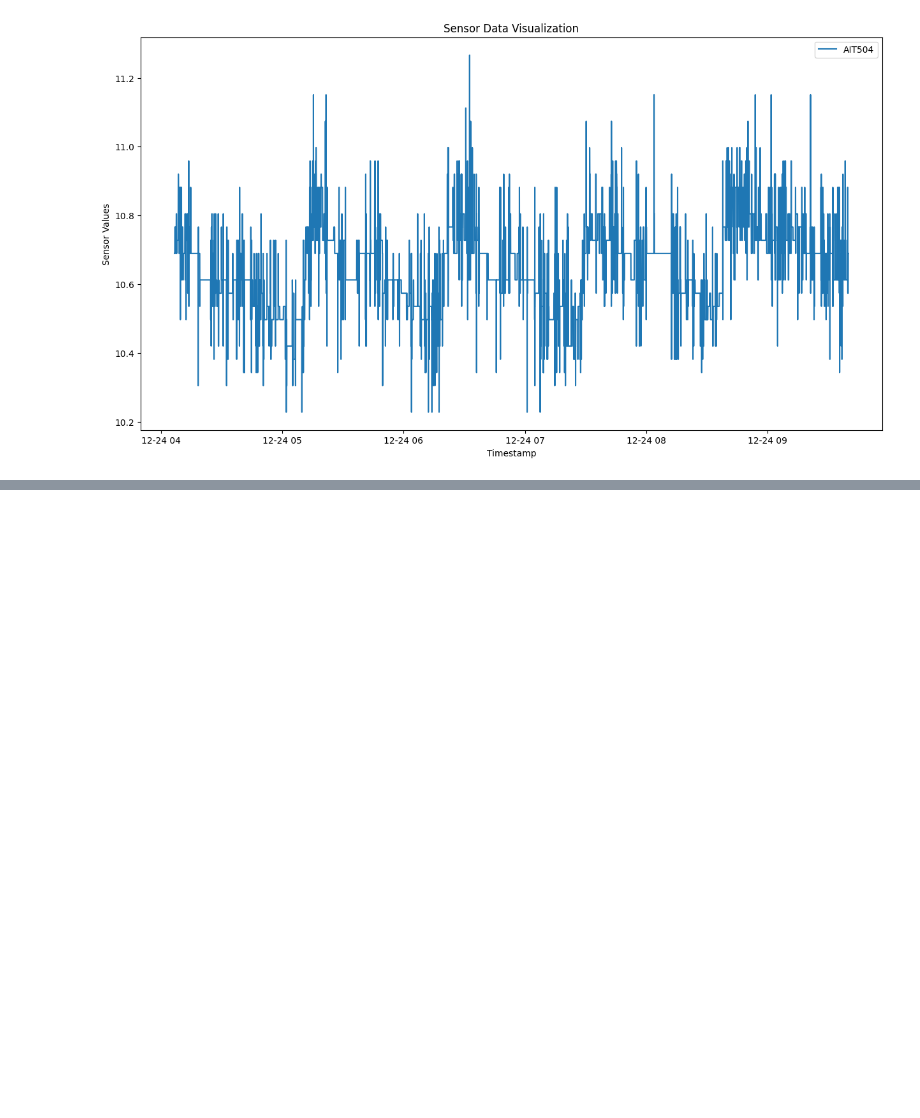
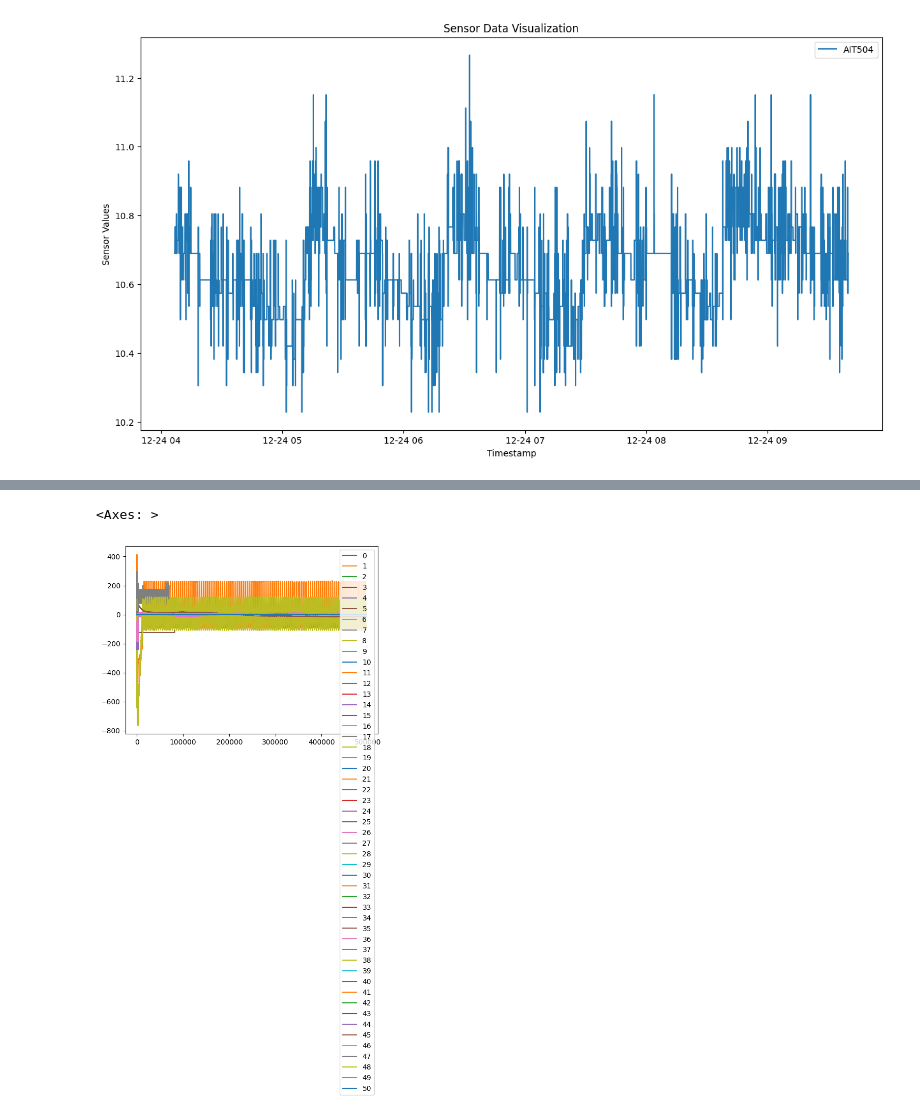
Before and after one commit to andreist3fan/vitejii-dm, a Jupyter notebook: ADAS.ipynb, the cells around one changed output, grey strips where cells are left out. Drawn from its saved outputs; the diff is of its cells as text; code cells hidden in the pictures; blank space fills up the shorter version.

```diff
--- a/ADAS.ipynb
+++ b/ADAS.ipynb
@@ -345,0 +329,5 @@ reprojData[0].plot()
+# %%
+normData.plot()
+# %% [output]
+<Axes: >
+[figure, added]
```
Also changed, not shown: parts of 12 cells of this notebook.
